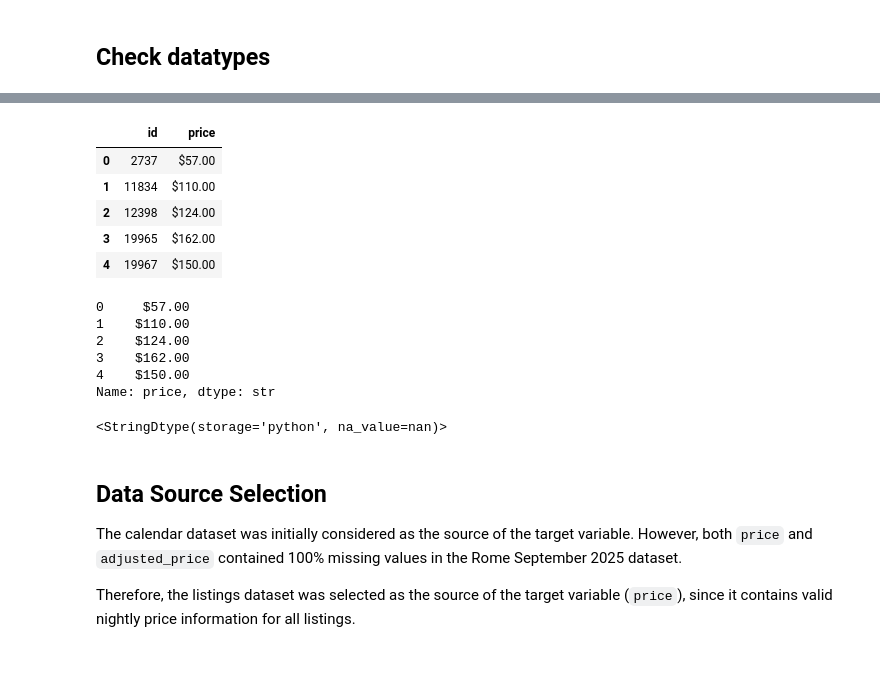
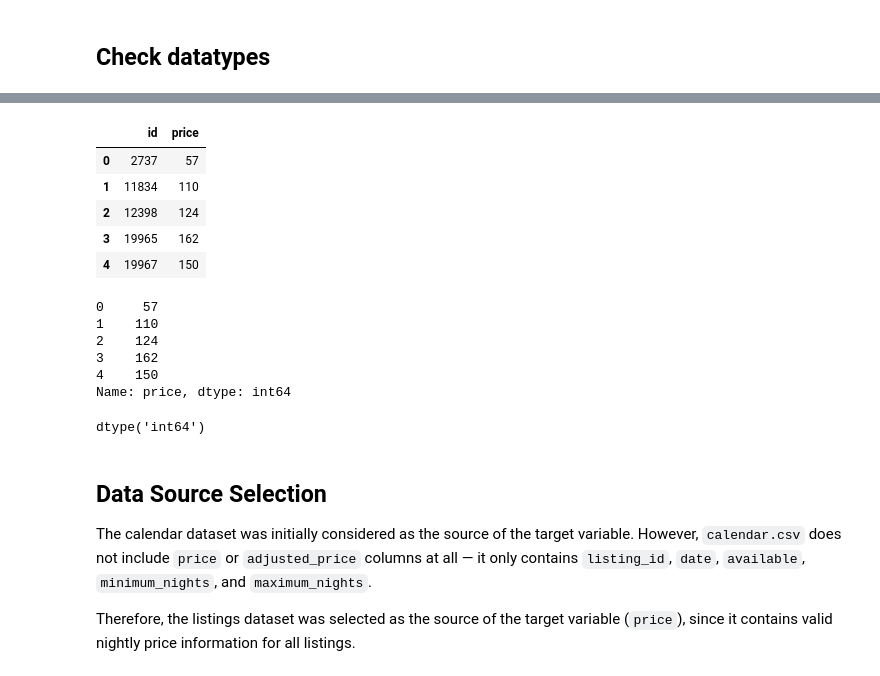
Before and after one commit to aantoo-cr/airbnb-rome-analysis, a Jupyter notebook: notebooks/01_calendar_cleaning.ipynb, the cells around one changed output, grey strips where cells are left out. Saved outputs shown, nothing was run; the diff lists cells and outputs as text; code cells hidden in the pictures.

```diff
--- a/notebooks/01_calendar_cleaning.ipynb
+++ b/notebooks/01_calendar_cleaning.ipynb
@@ -6,8 +6,8 @@ Hello Airbnb!
 from pathlib import Path
 import os
 
-# ALWAYS anchor to project root
-PROJECT_ROOT = Path.cwd().parent
+# Data files already live decompressed in ../data, no need to resolve a project root
+DATA_DIR = Path("../data")
 
-print("Project root:", PROJECT_ROOT)
+print("Data dir:", DATA_DIR)
 # %% [output]
@@ -144,35 +138,34 @@ maximum_nights      int64
 dtype: object
 # %%
 listings = pd.read_csv(
-    PROJECT_ROOT / "data" / "listings.csv.gz",
-    compression="gzip",
+    DATA_DIR / "listings.csv",
     nrows=5
 )
 
 listings[["id", "price"]]
 # %% [output]
 |  | id | price |
-| 0 | 2737 | $57.00 |
-| 1 | 11834 | $110.00 |
-| 2 | 12398 | $124.00 |
-| 3 | 19965 | $162.00 |
-| 4 | 19967 | $150.00 |
+| 0 | 2737 | 57 |
+| 1 | 11834 | 110 |
+| 2 | 12398 | 124 |
+| 3 | 19965 | 162 |
+| 4 | 19967 | 150 |
 # %%
 listings["price"].head()
 # %% [output]
-0     $57.00
-1    $110.00
-2    $124.00
-3    $162.00
-4    $150.00
-Name: price, dtype: str
+0     57
+1    110
+2    124
+3    162
+4    150
+Name: price, dtype: int64
 # %%
 listings["price"].dtype
 # %% [output]
-<StringDtype(storage='python', na_value=nan)>
+dtype('int64')
 # %% [markdown]
 ## Data Source Selection
 
-The calendar dataset was initially considered as the source of the target variable. However, both `price` and `adjusted_price` contained 100% missing values in the Rome September 2025 dataset.
+The calendar dataset was initially considered as the source of the target variable. However, `calendar.csv` does not include `price` or `adjusted_price` columns at all — it only contains `listing_id`, `date`, `available`, `minimum_nights`, and `maximum_nights`.
 
 Therefore, the listings dataset was selected as the source of the target variable (`price`), since it contains valid nightly price information for all listings.
```
Also changed, not shown: parts of 17 cells of this notebook, 3 other files.
